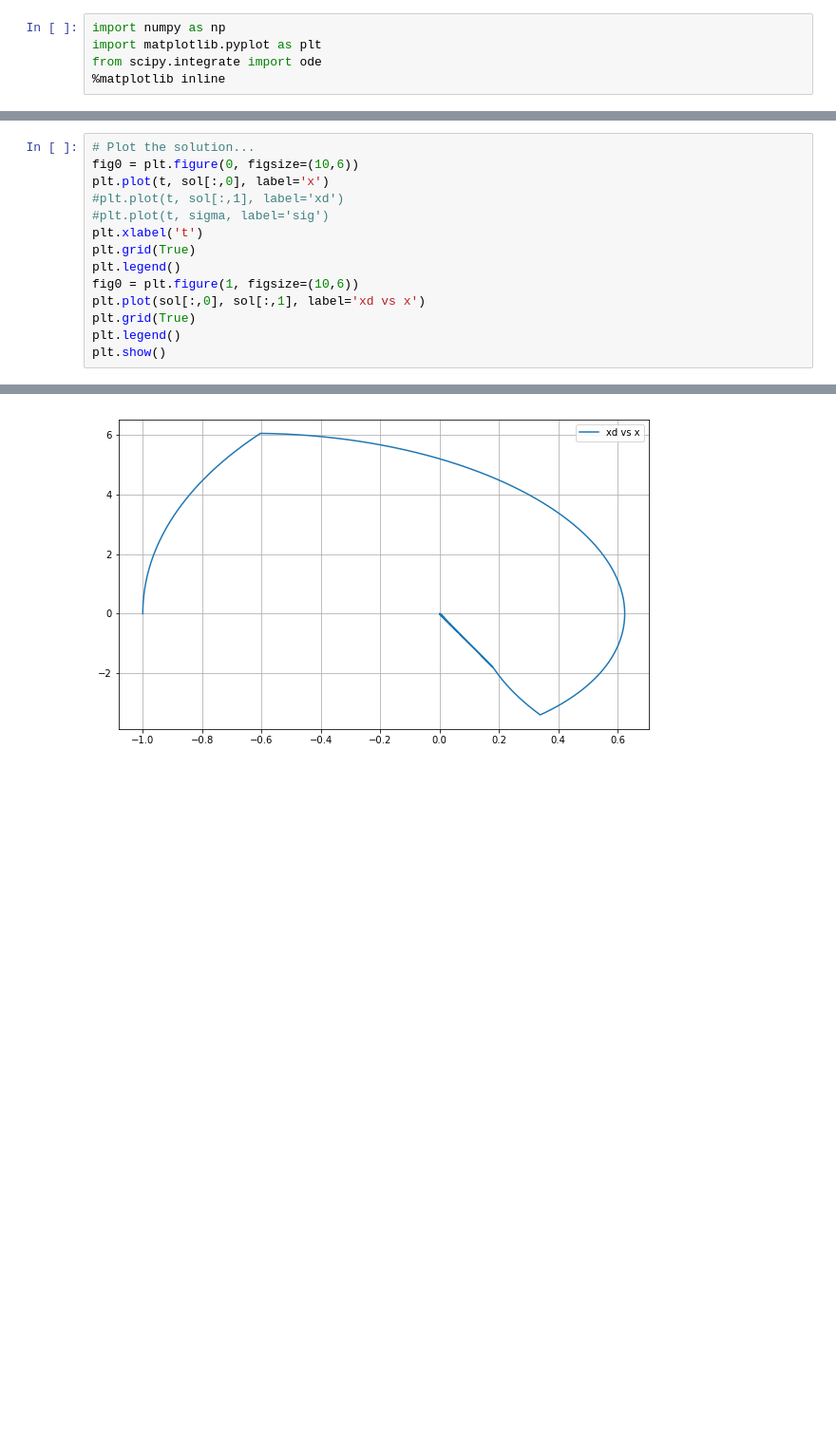
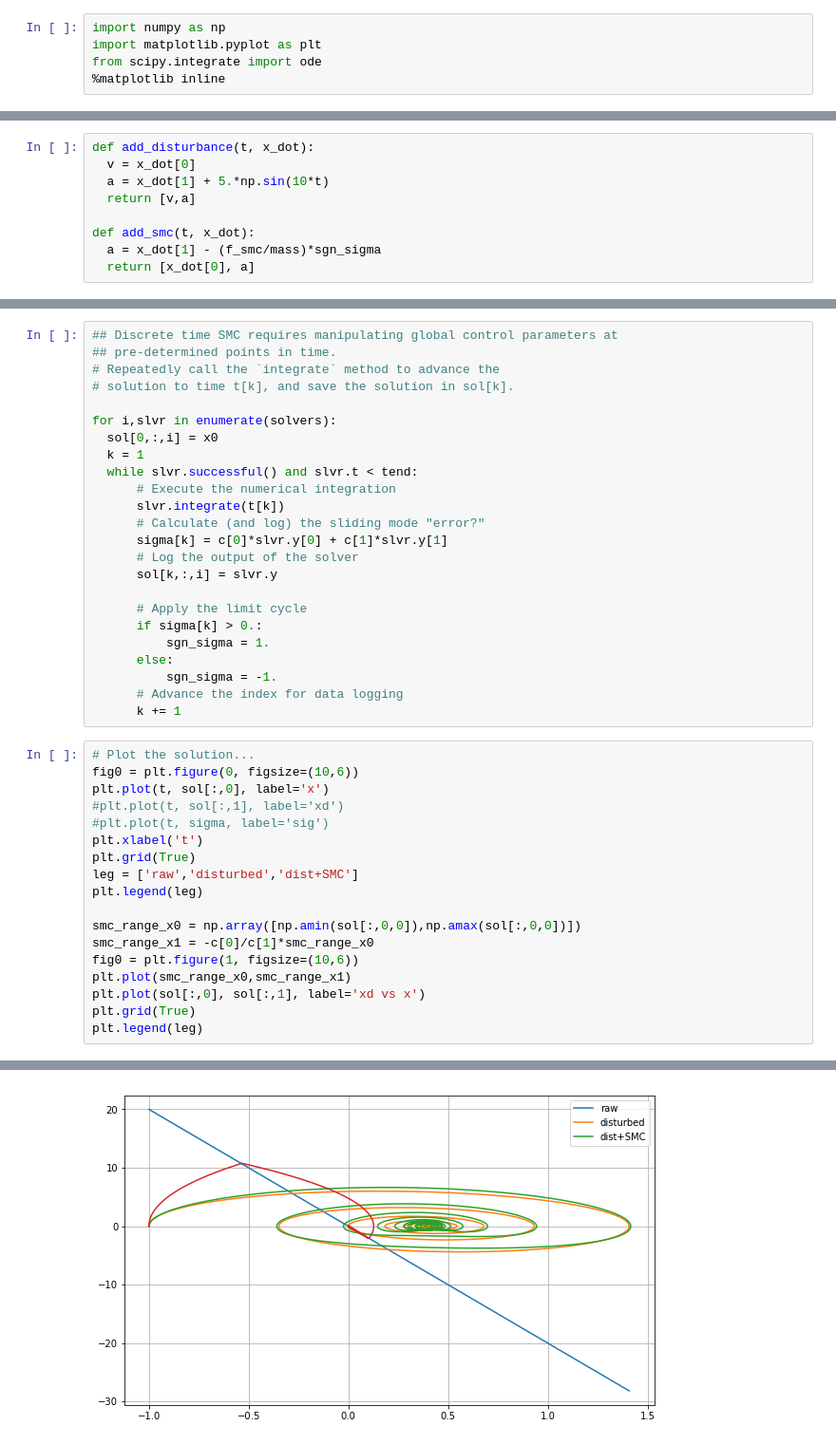
Before and after one commit to jimurai/control_notebooks, a Jupyter notebook: SlidingMode.ipynb, the cells around one changed output, grey strips where cells are left out. Shown: that part at 95% size. Drawn from its saved outputs; the diff is of its cells as text; blank space fills up the shorter version.

```diff
--- a/SlidingMode.ipynb
+++ b/SlidingMode.ipynb
@@ -6 +21,10 @@ from scipy.integrate import ode
+# %%
+def add_disturbance(t, x_dot):
+  v = x_dot[0]
+  a = x_dot[1] + 5.*np.sin(10*t)
+  return [v,a]
+
+def add_smc(t, x_dot):
+  a = x_dot[1] - (f_smc/mass)*sgn_sigma
+  return [x_dot[0], a]
 # %%
@@ -70,3 +89,27 @@ while solver.successful() and solver.t < t1:
+# %%
+## Discrete time SMC requires manipulating global control parameters at
+## pre-determined points in time.
+# Repeatedly call the `integrate` method to advance the
+# solution to time t[k], and save the solution in sol[k].
+
+for i,slvr in enumerate(solvers):
+  sol[0,:,i] = x0
+  k = 1
+  while slvr.successful() and slvr.t < tend:
+      # Execute the numerical integration
+      slvr.integrate(t[k])
+      # Calculate (and log) the sliding mode "error?"
+      sigma[k] = c[0]*slvr.y[0] + c[1]*slvr.y[1]
+      # Log the output of the solver
+      sol[k,:,i] = slvr.y
+
+      # Apply the limit cycle
+      if sigma[k] > 0.:
+          sgn_sigma = 1.
+      else:
+          sgn_sigma = -1.
+      # Advance the index for data logging
+      k += 1
 # %%
 # Plot the solution...
 fig0 = plt.figure(0, figsize=(10,6))
@@ -75,10 +118,14 @@ plt.plot(t, sol[:,0], label='x')
 #plt.plot(t, sigma, label='sig')
 plt.xlabel('t')
 plt.grid(True)
-plt.legend()
+leg = ['raw','disturbed','dist+SMC']
+plt.legend(leg)
+
+smc_range_x0 = np.array([np.amin(sol[:,0,0]),np.amax(sol[:,0,0])])
+smc_range_x1 = -c[0]/c[1]*smc_range_x0
 fig0 = plt.figure(1, figsize=(10,6))
+plt.plot(smc_range_x0,smc_range_x1)
 plt.plot(sol[:,0], sol[:,1], label='xd vs x')
 plt.grid(True)
-plt.legend()
-plt.show()
+plt.legend(leg)
 # %% [output]
@@ -86 +134 @@ plt.show()
-[figure, old version]
+[figure, new version]
```
Also changed, not shown: parts of 7 cells of this notebook.
